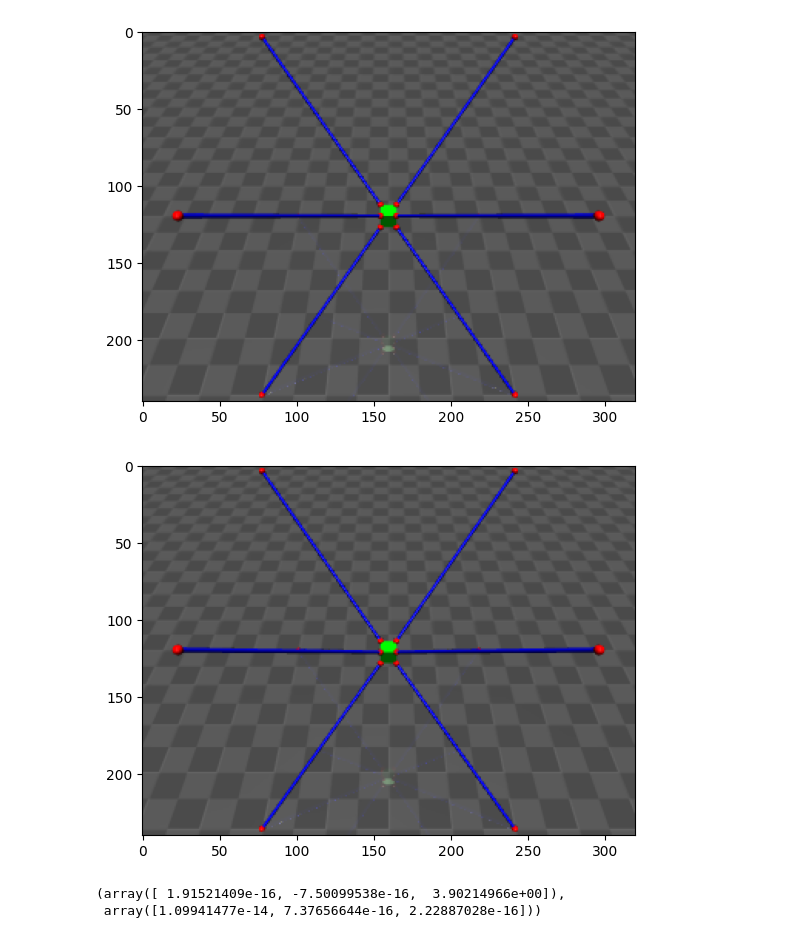
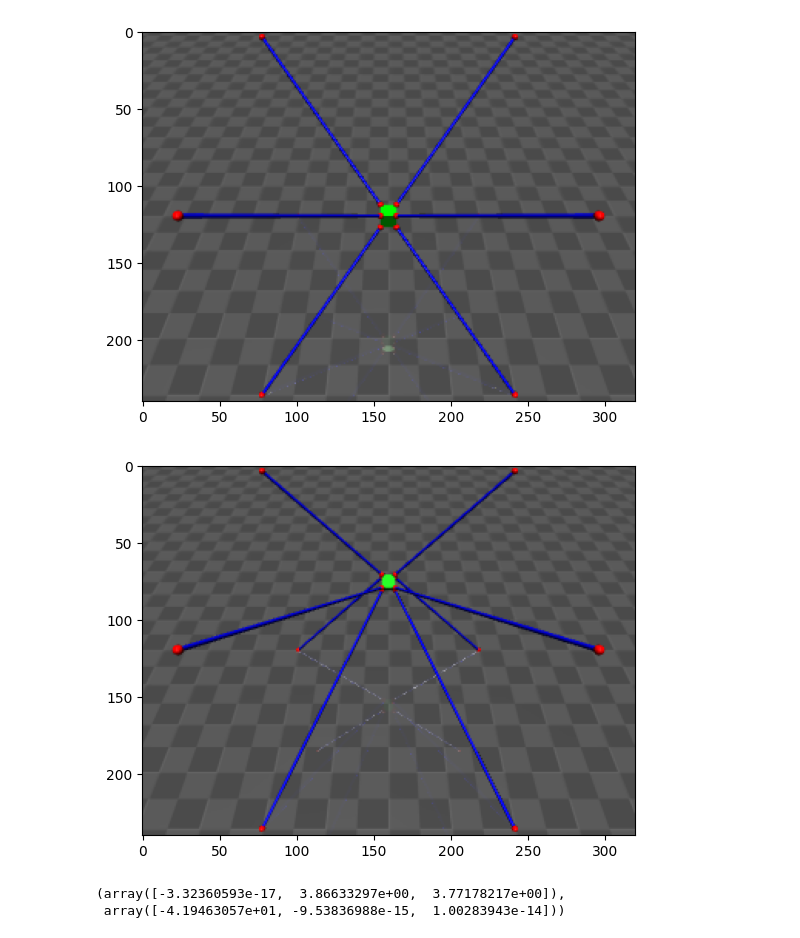
Before and after one commit to Yang51st/Mujoco-CDPR-Simulator, a Jupyter notebook: cdpr_sketches.ipynb, the cells around one changed output. Cells and saved outputs as stored; diff of their text form; code cells hidden in the pictures.

Commit message:
Added rendering ability to notebook.

```diff
--- a/cdpr_sketches.ipynb
+++ b/cdpr_sketches.ipynb
@@ -16,36 +16,35 @@ plt.imshow(render)
 plt.show()
 # %% [output]
 [figure]
-# %%
-def inverse_kinematics(target_xyz=[0,0,0], target_orientation=[0,0,0]):
-   desired_cable_vectors=np.zeros((8,3))
-   target_xyz = np.array(target_xyz)
-   target_orientation = np.array(target_orientation)
-   rotation = R.from_rotvec(target_orientation, degrees=True)
-   for cable_index in range(len(proximal_anchor_points)):
-      desired_cable_vectors[cable_index,:]=proximal_anchor_points[cable_index,:]-target_xyz-rotation.apply(distal_anchor_points[cable_index,:])
-      #print(distal_anchor_points[cable_index,:])
-      #print(rotation.apply(distal_anchor_points[cable_index,:]))
-   return [np.linalg.norm(desired_cable_vectors[cable_index,:]) for cable_index in range(len(proximal_anchor_points))]
 # %%
+import time
+from IPython import display
+%matplotlib inline
+
 #Controls 0 to 7 inclusive control cable tendons 0 to 7 inclusive.
 #Every mujoco simulation step moves forward by 0.002 seconds by default.
-desired_position=[0,0,machine_frame_height/2]
-desired_orientation=[10,0,0]
-cdpr_data.ctrl=inverse_kinematics(target_xyz=desired_position, target_orientation=desired_orientation)
-for _ in range(1000):
+
+desired_position=[0,machine_frame_width/2,machine_frame_height/2]
+desired_orientation=[0,0,0]
+
+wal_start_time= time.time()
+sim_start_time = cdpr_data.time
+for _ in range(int(10/cdpr_model.opt.timestep)+1):
+    cdpr_data.ctrl=inverse_kinematics(target_xyz=desired_position, target_orientation=desired_orientation)
     mj.mj_step(cdpr_model, cdpr_data)
-renderer.update_scene(cdpr_data, camera="main_camera")
-render=renderer.render()
-plt.imshow(render)
-plt.show()
+    if (time.time() - wal_start_time)<(cdpr_data.time-sim_start_time):
+        renderer.update_scene(cdpr_data, camera="main_camera")
+        render=renderer.render()
+        plt.imshow(render)
+        display.display(plt.gcf())
+        display.clear_output(wait=True)
 # %% [output]
-[figure, old version]
+[figure, new version]
 # %%
 actual_ee_rot_mat=np.stack([cdpr_data.sensor("end_effector_xv").data, cdpr_data.sensor("end_effector_yv").data, cdpr_data.sensor("end_effector_zv").data])
 actual_ee_axis_angles=R.from_matrix(actual_ee_rot_mat).as_rotvec(degrees=True)
 actual_ee_position=cdpr_data.sensor("end_effector_position").data
 actual_ee_position, actual_ee_axis_angles
 # %% [output]
-(array([ 1.91521409e-16, -7.50099538e-16,  3.90214966e+00]),
- array([1.09941477e-14, 7.37656644e-16, 2.22887028e-16]))
+(array([-3.32360593e-17,  3.86633297e+00,  3.77178217e+00]),
+ array([-4.19463057e+01, -9.53836988e-15,  1.00283943e-14]))
```
Also changed, not shown: 3 other files.
